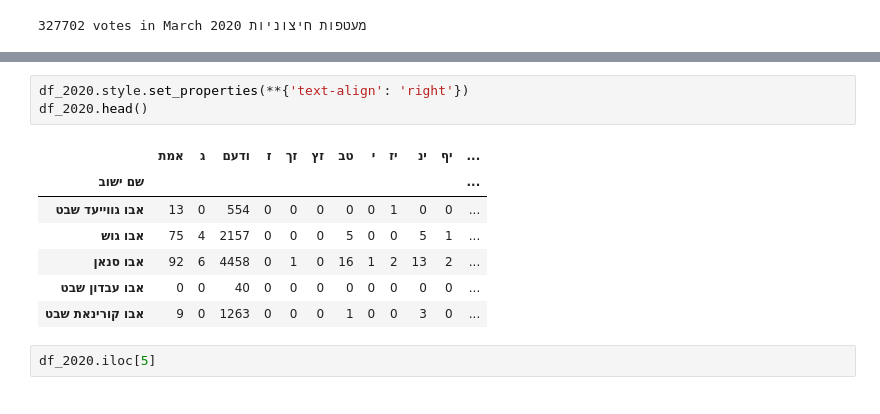
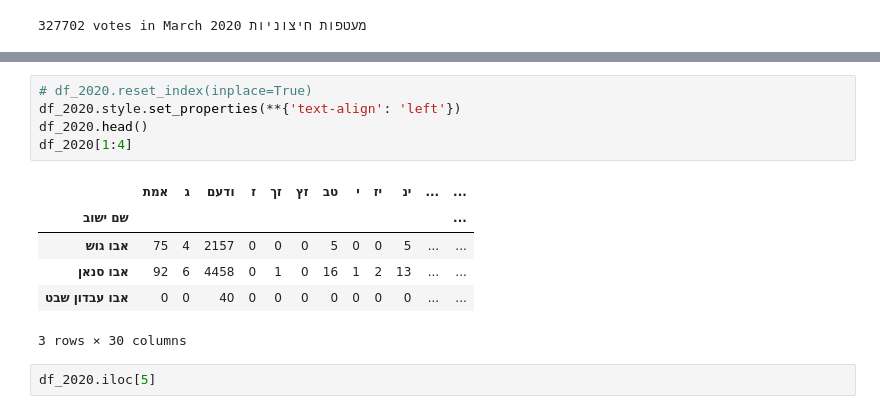
Before and after one commit to orzuk/ElectionsDataAnalysis, a Jupyter notebook: ReadElectionData.ipynb, the cells around one changed output, grey strips where cells are left out. Saved outputs shown, nothing was run; the diff lists cells and outputs as text.

```diff
--- a/ReadElectionData.ipynb
+++ b/ReadElectionData.ipynb
@@ -110,14 +126,15 @@ df_2020.describe()
 # %%
-df_2020.style.set_properties(**{'text-align': 'right'})
+# df_2020.reset_index(inplace=True)
+df_2020.style.set_properties(**{'text-align': 'left'})
 df_2020.head()
+df_2020[1:4]
 # %% [output]
-|  | אמת | ג | ודעם | ז | זך | זץ | טב | י | יז | ינ | יף | ... |
+|  | אמת | ג | ודעם | ז | זך | זץ | טב | י | יז | ינ | ... | ... |
 | שם ישוב |  |  |  |  |  |  |  |  |  |  |  | ... |
-| אבו גווייעד שבט | 13 | 0 | 554 | 0 | 0 | 0 | 0 | 0 | 1 | 0 | 0 | ... |
-| אבו גוש | 75 | 4 | 2157 | 0 | 0 | 0 | 5 | 0 | 0 | 5 | 1 | ... |
-| אבו סנאן | 92 | 6 | 4458 | 0 | 1 | 0 | 16 | 1 | 2 | 13 | 2 | ... |
-| אבו עבדון שבט | 0 | 0 | 40 | 0 | 0 | 0 | 0 | 0 | 0 | 0 | 0 | ... |
-| אבו קורינאת שבט | 9 | 0 | 1263 | 0 | 0 | 0 | 1 | 0 | 0 | 3 | 0 | ... |
+| אבו גוש | 75 | 4 | 2157 | 0 | 0 | 0 | 5 | 0 | 0 | 5 | ... | ... |
+| אבו סנאן | 92 | 6 | 4458 | 0 | 1 | 0 | 16 | 1 | 2 | 13 | ... | ... |
+| אבו עבדון שבט | 0 | 0 | 40 | 0 | 0 | 0 | 0 | 0 | 0 | 0 | ... | ... |
+3 rows × 30 columns
 # %%
 df_2020.iloc[5]
 # %% [output]
```
Also changed, not shown: parts of 25 cells of this notebook.
